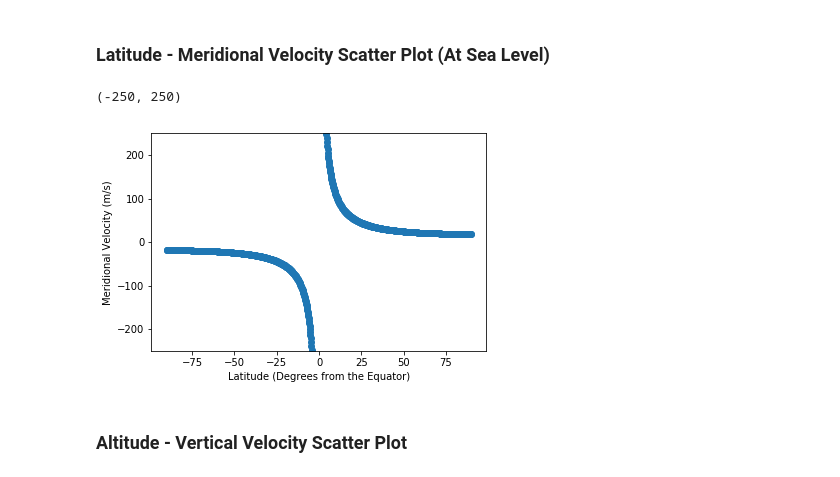
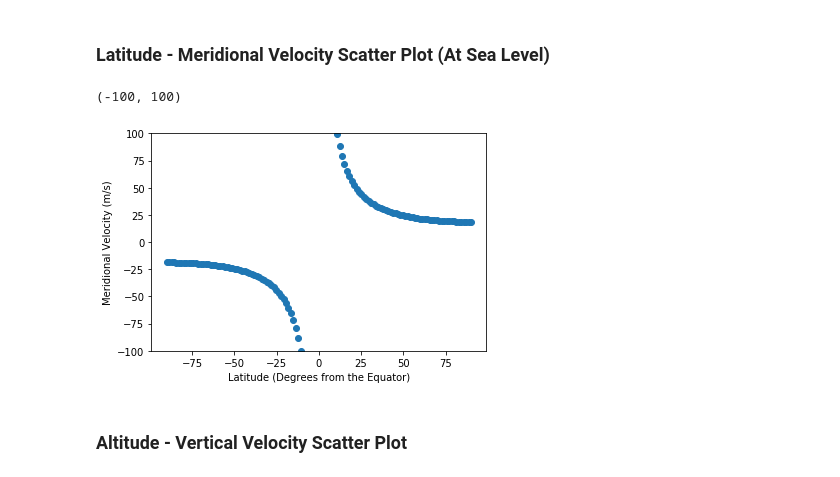
Before and after one commit to amsimp/amsimp, a Jupyter notebook: benchmarking/visualise.ipynb, the cells around one changed output. Cells and saved outputs as stored; diff of their text form; code cells hidden in the pictures.

```diff
--- a/benchmarking/visualise.ipynb
+++ b/benchmarking/visualise.ipynb
@@ -54,11 +55,11 @@ plt.ylim(-250, 250)
 # %%
 plt.scatter(detail.latitude_lines(), detail.meridional_velocity()[0])
 plt.xlabel('Latitude (Degrees from the Equator)')
 plt.ylabel('Meridional Velocity (m/s)')
-plt.ylim(-250, 250)
+plt.ylim(-100, 100)
 # %% [output]
-(-250, 250)
+(-100, 100)
-[figure, old version]
+[figure, new version]
 # %% [markdown]
 ### Altitude - Vertical Velocity Scatter Plot
 # %%
```
Also changed, not shown: parts of 7 cells of this notebook, 10 other files.
